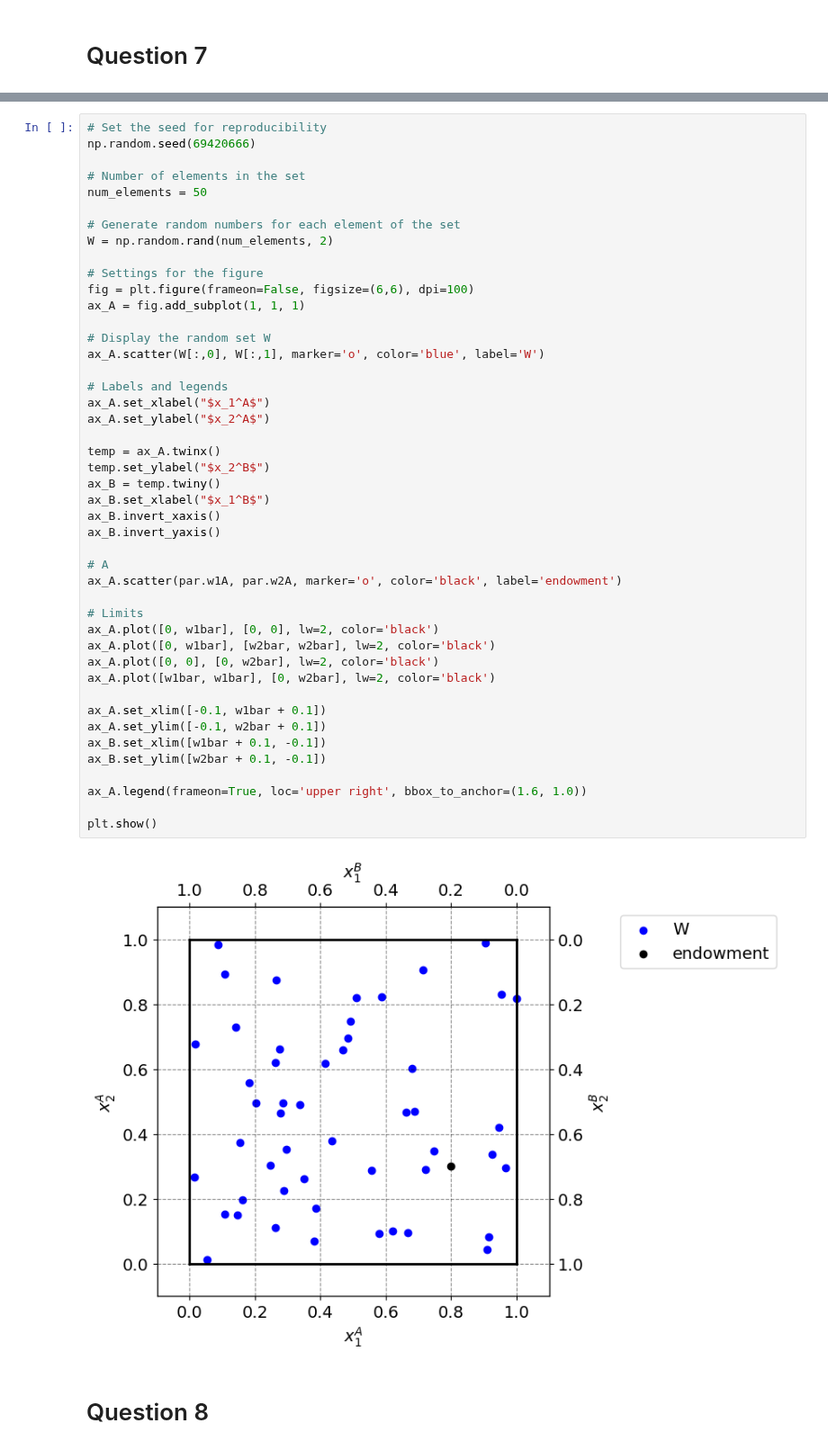
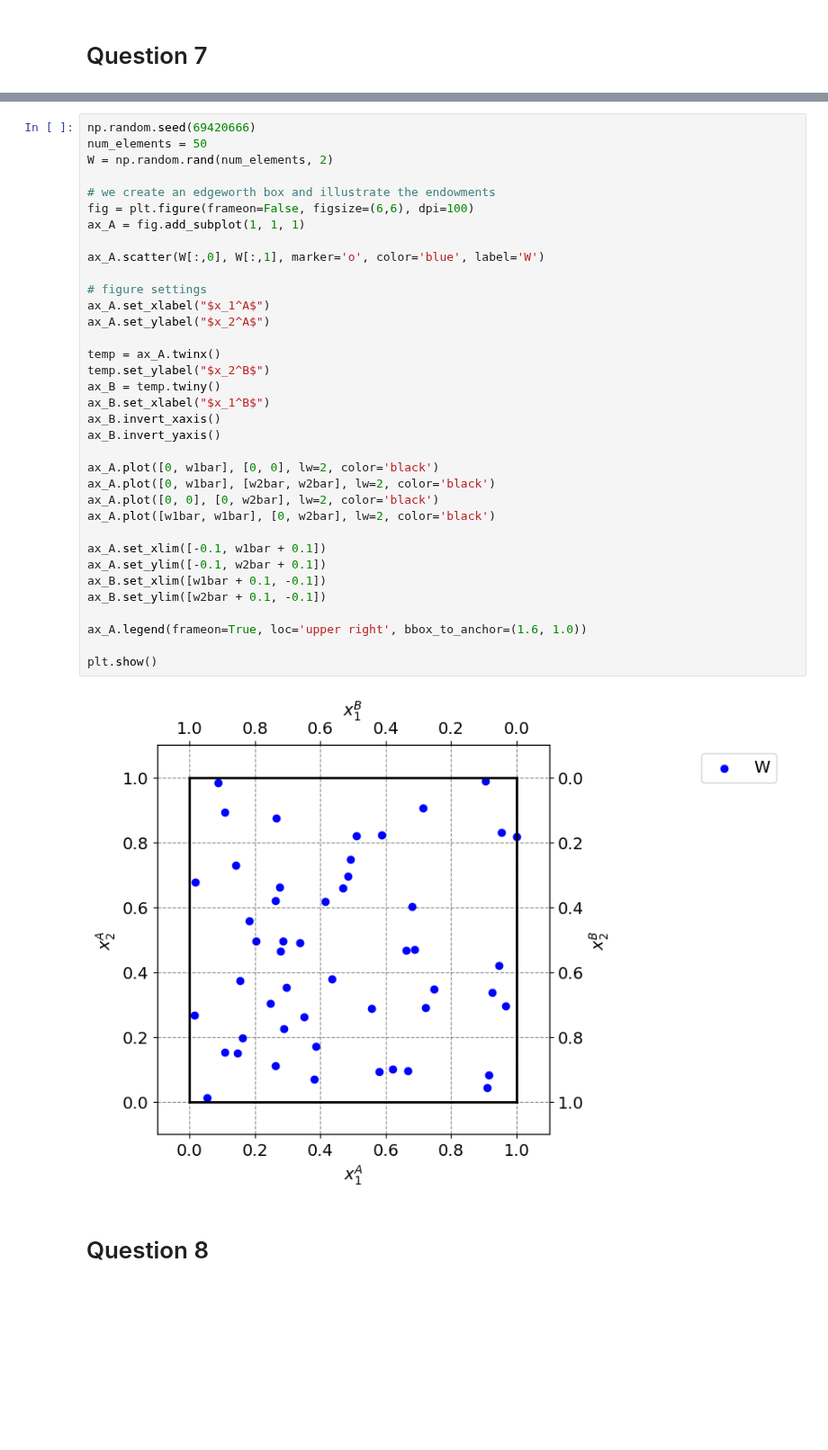
Before and after one commit to NumEconCopenhagen/projects-2024-christoffer-victor, a Jupyter notebook: inauguralproject/inauguralproject.ipynb, the cells around one changed output, grey strips where cells are left out. Shown at 90% size. Saved outputs shown, nothing was run; the diff lists cells and outputs as text; blank space fills up the shorter version.

```diff
--- a/inauguralproject/inauguralproject.ipynb
+++ b/inauguralproject/inauguralproject.ipynb
@@ -278,49 +281,39 @@ ax_A.legend(frameon=True,loc='upper right',bbox_to_anchor=(1.6,1.0));
 # %%
-# Set the seed for reproducibility
 np.random.seed(69420666)
-
-# Number of elements in the set
 num_elements = 50
-
-# Generate random numbers for each element of the set
 W = np.random.rand(num_elements, 2)
 
-# Settings for the figure
+# we create an edgeworth box and illustrate the endowments
 fig = plt.figure(frameon=False, figsize=(6,6), dpi=100)
 ax_A = fig.add_subplot(1, 1, 1)
 
-# Display the random set W
 ax_A.scatter(W[:,0], W[:,1], marker='o', color='blue', label='W')
 
-# Labels and legends
+# figure settings
 ax_A.set_xlabel("$x_1^A$")
 ax_A.set_ylabel("$x_2^A$")
 
 temp = ax_A.twinx()
 temp.set_ylabel("$x_2^B$")
 ax_B = temp.twiny()
 ax_B.set_xlabel("$x_1^B$")
 ax_B.invert_xaxis()
 ax_B.invert_yaxis()
 
-# A
-ax_A.scatter(par.w1A, par.w2A, marker='o', color='black', label='endowment')
-
-# Limits
 ax_A.plot([0, w1bar], [0, 0], lw=2, color='black')
 ax_A.plot([0, w1bar], [w2bar, w2bar], lw=2, color='black')
 ax_A.plot([0, 0], [0, w2bar], lw=2, color='black')
 ax_A.plot([w1bar, w1bar], [0, w2bar], lw=2, color='black')
 
 ax_A.set_xlim([-0.1, w1bar + 0.1])
 ax_A.set_ylim([-0.1, w2bar + 0.1])
 ax_B.set_xlim([w1bar + 0.1, -0.1])
 ax_B.set_ylim([w2bar + 0.1, -0.1])
 
 ax_A.legend(frameon=True, loc='upper right', bbox_to_anchor=(1.6, 1.0))
 
 plt.show()
 # %% [output]
-[figure, old version]
+[figure, new version]
 # %% [markdown]
 # Question 8
```
Also changed, not shown: parts of 6 cells of this notebook.
